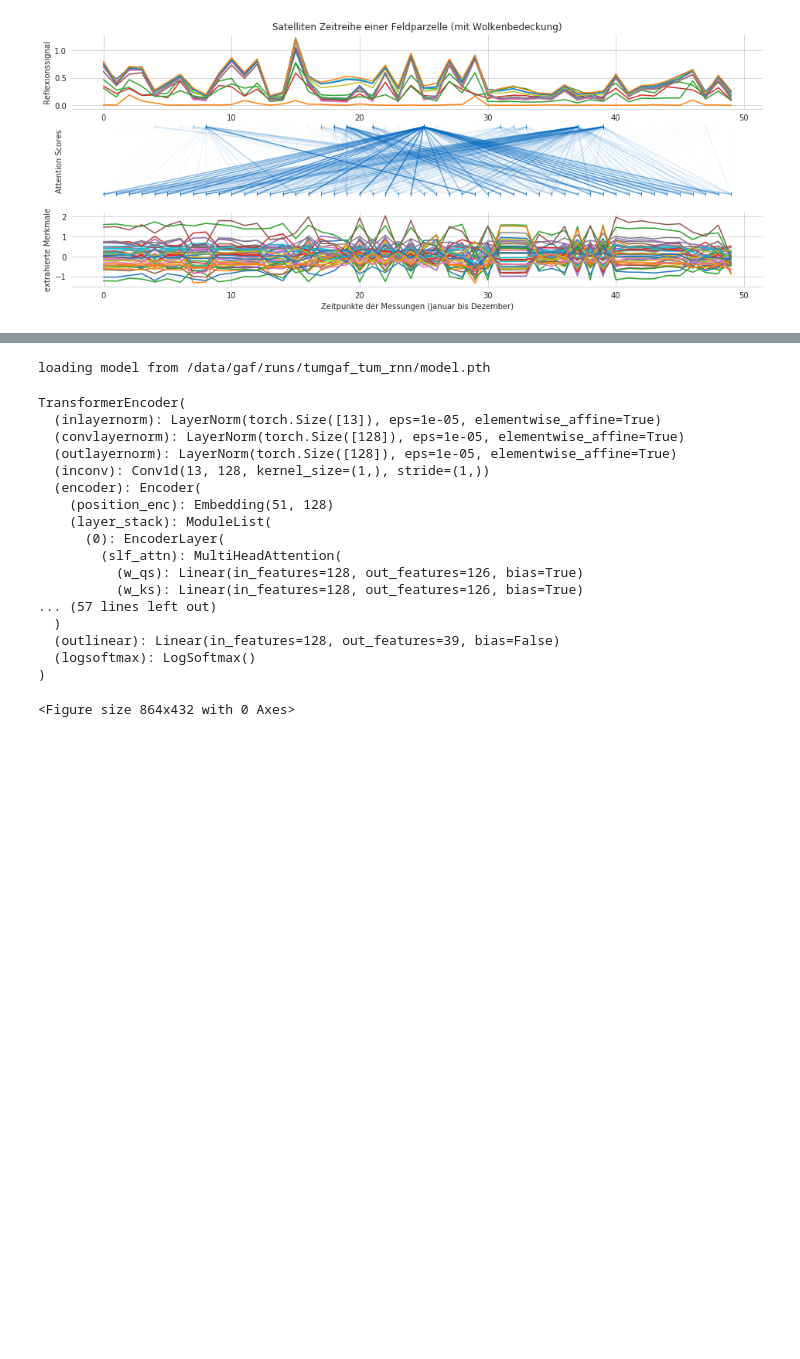
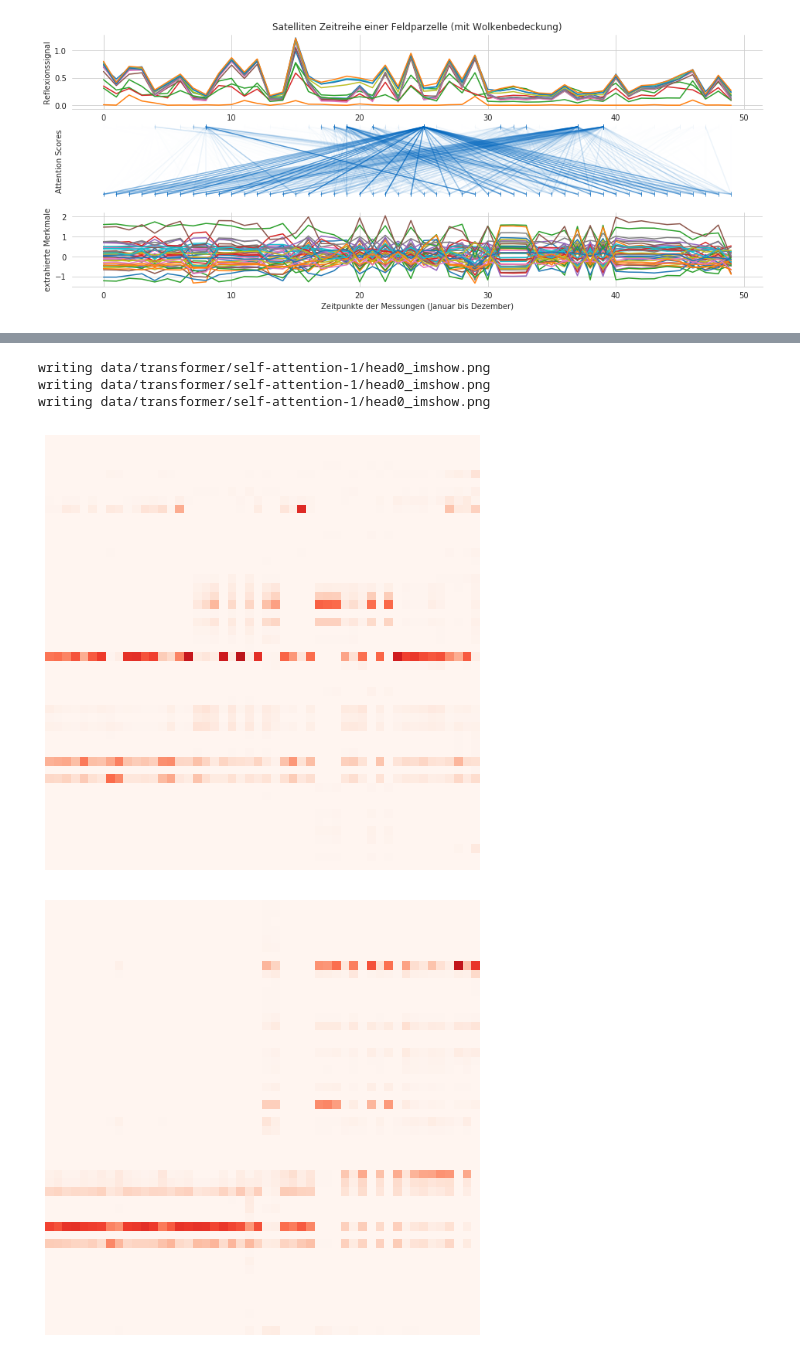
Before and after one commit to MarcCoru/phiweek19, a Jupyter notebook: Transformer.ipynb, the cells around one changed output, grey strips where cells are left out. Cells and saved outputs as stored; diff of their text form; code cells hidden in the pictures; blank space fills up the shorter version.

```diff
--- a/Transformer.ipynb
+++ b/Transformer.ipynb
@@ -261,40 +255,0 @@ Transcript written on fdf6a4b68829124dcdc7c894d50d77e1.log.
-# %%
-
-
-num_layers=4
-hidden_dims=32
-learning_rate=0.010489
-dropout=0.710883
-weight_decay=0.000371
-bidirectional = True
-
-rnn = RNN(input_dim=13, nclasses=nclasses, hidden_dims=hidden_dims,
-                              num_rnn_layers=num_layers, dropout=dropout, bidirectional=bidirectional)
-
-_ = rnn.load("/data/gaf/runs/tumgaf_tum_rnn/model.pth")
-# %% [output]
-loading model from /data/gaf/runs/tumgaf_tum_rnn/model.pth
-# %%
-transformer
-# %% [output]
-TransformerEncoder(
-  (inlayernorm): LayerNorm(torch.Size([13]), eps=1e-05, elementwise_affine=True)
-  (convlayernorm): LayerNorm(torch.Size([128]), eps=1e-05, elementwise_affine=True)
-  (outlayernorm): LayerNorm(torch.Size([128]), eps=1e-05, elementwise_affine=True)
-  (inconv): Conv1d(13, 128, kernel_size=(1,), stride=(1,))
-  (encoder): Encoder(
-    (position_enc): Embedding(51, 128)
-    (layer_stack): ModuleList(
-      (0): EncoderLayer(
-        (slf_attn): MultiHeadAttention(
-          (w_qs): Linear(in_features=128, out_features=126, bias=True)
-          (w_ks): Linear(in_features=128, out_features=126, bias=True)
-... (57 lines left out)
-  )
-  (outlinear): Linear(in_features=128, out_features=39, bias=False)
-  (logsoftmax): LogSoftmax()
-)
-# %%
-fix,axs = plt.subplots(2,0,figsize=(12,6))
-# %% [output]
-<Figure size 864x432 with 0 Axes>
@@ -302,0 +256,19 @@ model_state = torch.load("/data/gaf/runs/tumgaf_tum_rnn/model.pth", map_location
+# %%
+path="data/transformer/self-attention-1"
+head=0
+
+for head in [0,1,2]:
+    arr0 = np.loadtxt(path+"/enc_slf_attn_{}.txt".format(head))
+
+    fig, ax = plt.subplots(1,1, figsize=(8,8))
+    s = ax.imshow(arr0.T, cmap="Reds", vmin=0, vmax=1)
+    ax.axis('off')
+    fig.savefig(os.path.join(path,"head{}_imshow.png".format(head)), bbox_inches='tight', transparent=True)
+    print("writing "+os.path.join(path,"head0_imshow.png"))
+    #fig.colorbar(s)
+# %% [output]
+writing data/transformer/self-attention-1/head0_imshow.png
+writing data/transformer/self-attention-1/head0_imshow.png
+writing data/transformer/self-attention-1/head0_imshow.png
+[figure, added]
+[figure, added]
```
Also changed, not shown: parts of 17 cells of this notebook, 45 other files.
